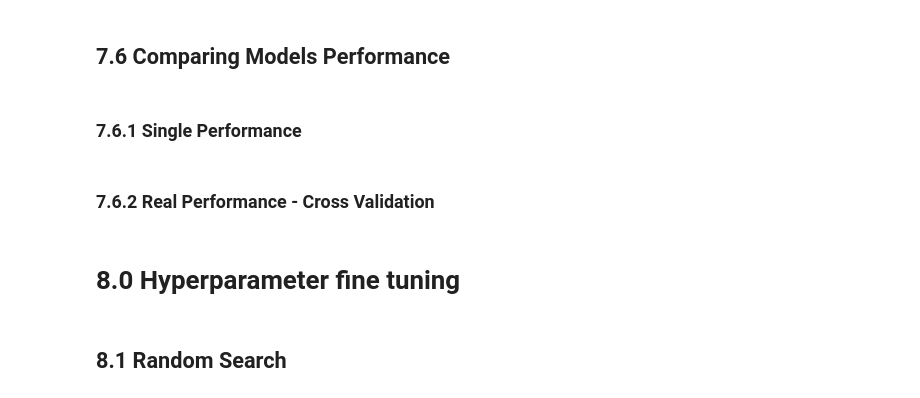
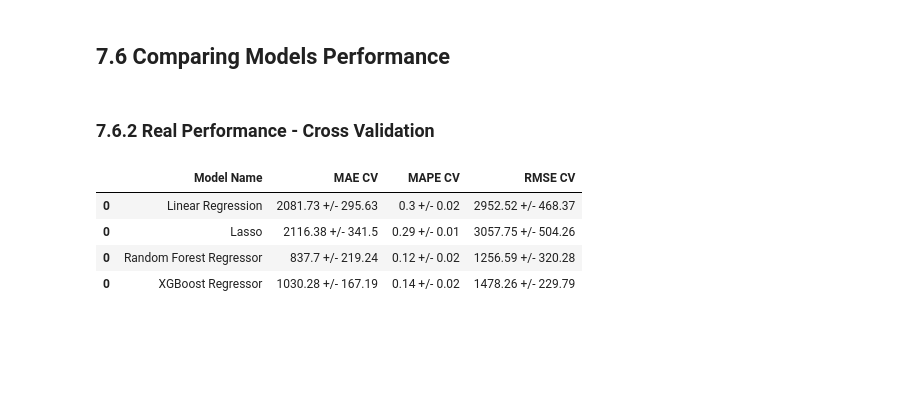
Before and after one commit to mvrcosp/Rossmann, a Jupyter notebook: mynotebooks/notebook06 - store_sales_prediction - ML Modeling.ipynb, the cells around one changed output. Cells and saved outputs as stored; diff of their text form; code cells hidden in the pictures; blank space fills up the shorter version.

```diff
--- a/mynotebooks/Modulo09_v01 - store sales prediction.ipynb
+++ b/mynotebooks/notebook06 - store_sales_prediction - ML Modeling.ipynb
@@ -1166,5 +1184,3 @@ xgb_result_cv
 # %% [markdown]
 ## 7.6 Comparing Models Performance
-# %% [markdown]
-### 7.6.1 Single Performance
 # %%
@@ -1173,5 +1189,14 @@ modelling_result.sort_values('RMSE')
 # %% [markdown]
 ### 7.6.2 Real Performance - Cross Validation
 # %%
-modelling_result_cv = pd.concat([lr_result_cv, lrr_result_cv, rf_result_cv, xgb_result_cv])
-modelling_result_cv
+#modelling_result_cv = pd.concat([lr_result_cv, lrr_result_cv, rf_result_cv, xgb_result_cv])
+#modelling_result_cv
+
+dfresult = pickle.load(open("/home/mvrcosp/repos/DSP/Rossmann/model/model_result_cv.pkl", "rb"))
+dfresult
+# %% [output]
+|  | Model Name | MAE CV | MAPE CV | RMSE CV |
+| 0 | Linear Regression | 2081.73 +/- 295.63 | 0.3 +/- 0.02 | 2952.52 +/- 468.37 |
+| 0 | Lasso | 2116.38 +/- 341.5 | 0.29 +/- 0.01 | 3057.75 +/- 504.26 |
+| 0 | Random Forest Regressor | 837.7 +/- 219.24 | 0.12 +/- 0.02 | 1256.59 +/- 320.28 |
+| 0 | XGBoost Regressor | 1030.28 +/- 167.19 | 0.14 +/- 0.02 | 1478.26 +/- 229.79 |
@@ -1181,4 +1202,0 @@ with open("model_result_cv.pkl", "wb") as f:
-# %% [markdown]
-# 8.0 Hyperparameter fine tuning
-# %% [markdown]
-## 8.1 Random Search
```
Also changed, not shown: parts of 36 cells of this notebook, 8 other files.
